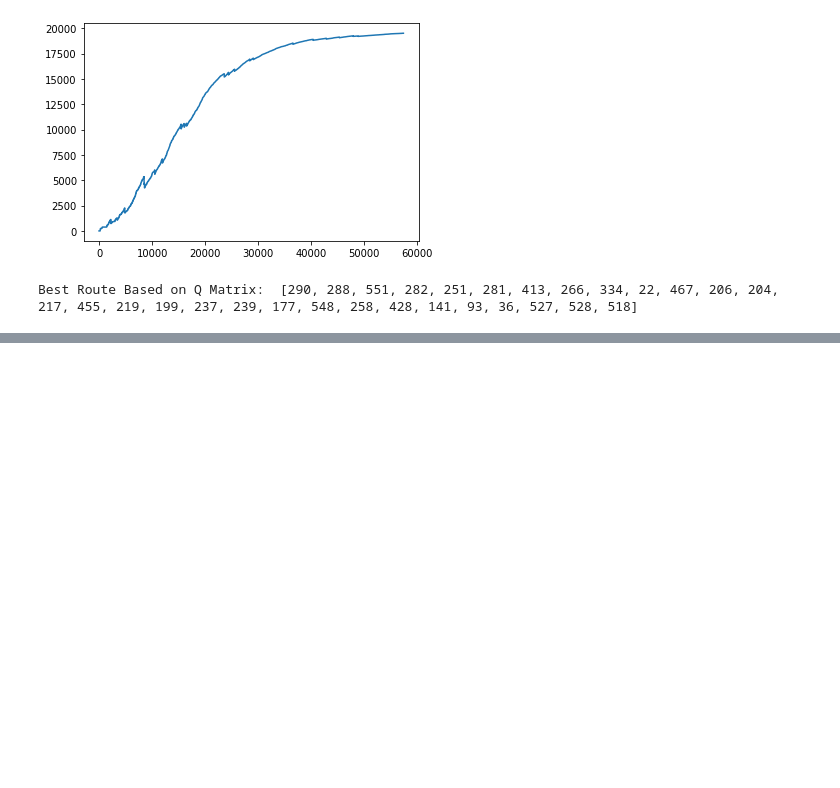
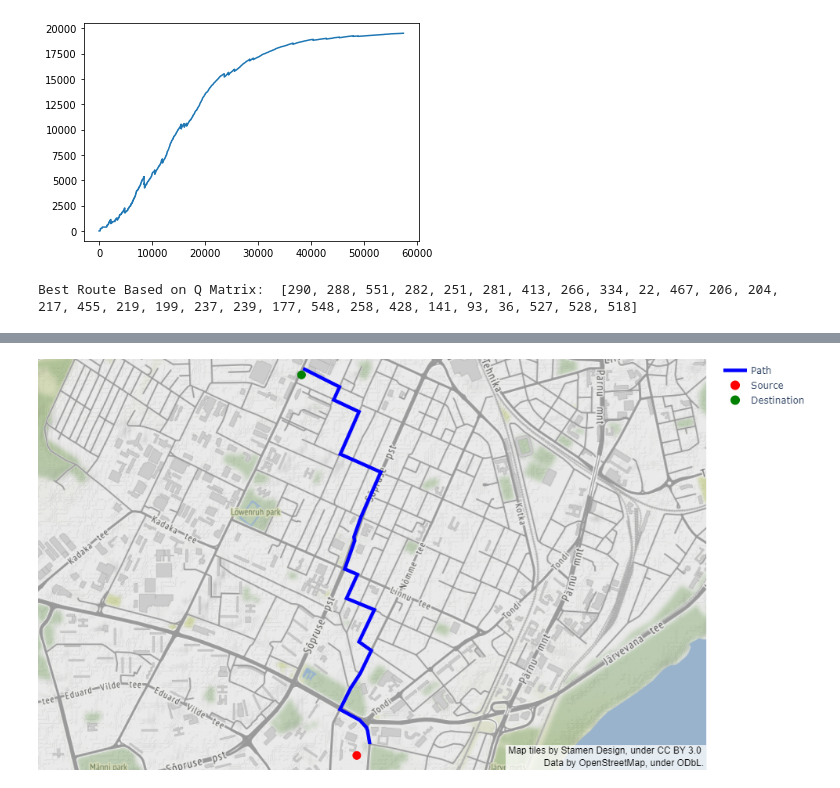
Before and after one commit to MINIMALaq/osmShortestPathRL, a Jupyter notebook: Q_learning_osm.ipynb, the cells around one changed output, grey strips where cells are left out. Saved outputs shown, nothing was run; the diff lists cells and outputs as text; code cells hidden in the pictures; blank space fills up the shorter version.

Commit message:
Visualization added to Q_learning_osm.ipynb

```diff
--- a/Q_learning_osm.ipynb
+++ b/Q_learning_osm.ipynb
@@ -209,2 +206,9 @@ plot_path(lat, long, origin_point, destination_point)
+# %%
+from IPython.display import Image
+Image(filename='route.png')
+# I added plotly statcic image to see the result without running the code!
+# The result of running above block will be something like this.
+# %% [output]
+[figure, added]
 # %%
 # Next step is to use a deep learning instead of Q_Table!
```
Also changed, not shown: parts of 2 cells of this notebook, 1 other file.
